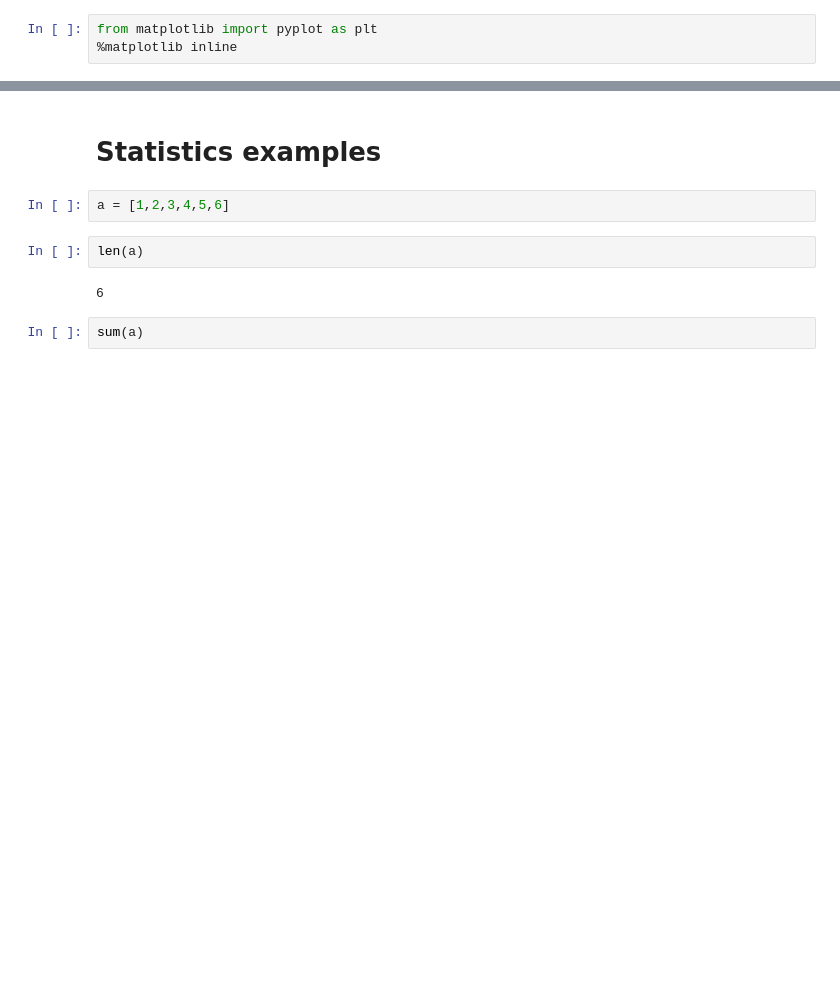
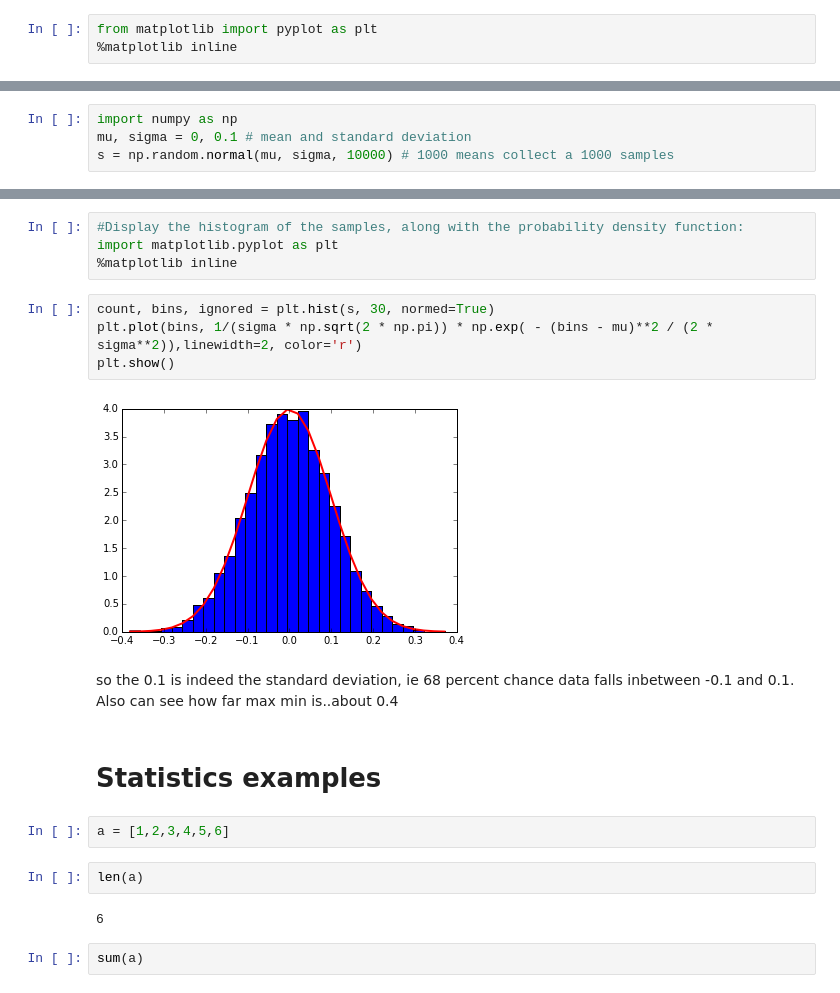
Before and after one commit to matthewmacleod/pdapt, a Jupyter notebook: notes/pdapt notebook.ipynb, the cells around one changed output, grey strips where cells are left out. Drawn from its saved outputs; the diff is of its cells as text; blank space fills up the shorter version.

```diff
--- a/notes/pdapt notebook.ipynb
+++ b/notes/pdapt notebook.ipynb
@@ -25,0 +150,4 @@ plt.show()
+# %%
+import numpy as np
+mu, sigma = 0, 0.1 # mean and standard deviation
+s = np.random.normal(mu, sigma, 10000) # 1000 means collect a 1000 samples
@@ -26,3 +161,15 @@ plt.show()
+# %%
+#Display the histogram of the samples, along with the probability density function:
+import matplotlib.pyplot as plt
+%matplotlib inline
+# %%
+count, bins, ignored = plt.hist(s, 30, normed=True)
+plt.plot(bins, 1/(sigma * np.sqrt(2 * np.pi)) * np.exp( - (bins - mu)**2 / (2 * sigma**2)),linewidth=2, color='r')
+plt.show()
+# %% [output]
+[figure, added]
+# %% [markdown]
+so the 0.1 is indeed the standard deviation, ie 68 percent chance data falls inbetween -0.1 and 0.1. Also can see how far max min is..about 0.4
 # %% [markdown]
 # Statistics examples
 # %%
```
Also changed, not shown: parts of 63 cells of this notebook.
